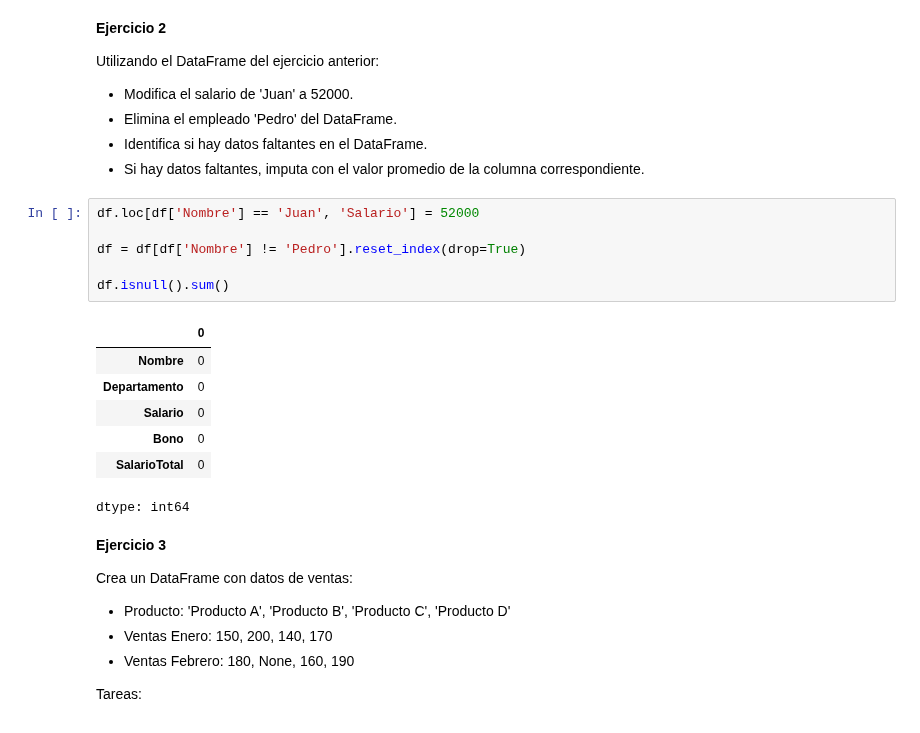
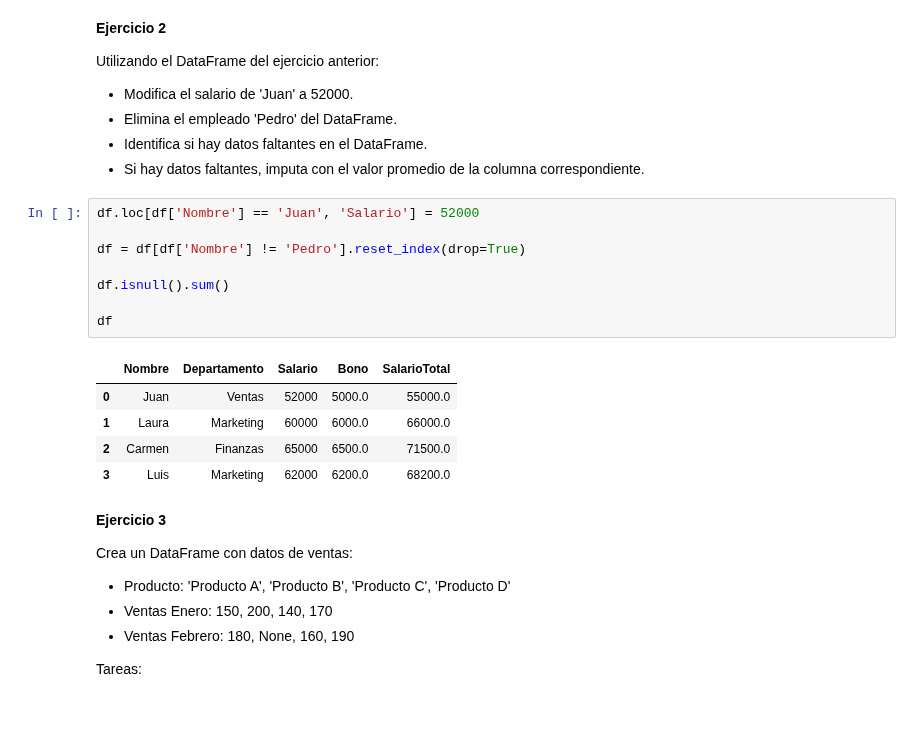
Before and after one commit to pipaber/Python-Programming101, a Jupyter notebook: 01_Introduccion_a_Python/07_Manipulación_de_Datos_con_Pandas.ipynb, the cells around one changed output. Saved outputs shown, nothing was run; the diff lists cells and outputs as text.

```diff
--- a/01_Introduccion_a_Python/07_Manipulación_de_Datos_con_Pandas.ipynb
+++ b/01_Introduccion_a_Python/07_Manipulación_de_Datos_con_Pandas.ipynb
@@ -640,17 +640,17 @@ Utilizando el DataFrame del ejercicio anterior:
 # %%
 df.loc[df['Nombre'] == 'Juan', 'Salario'] = 52000
 
 df = df[df['Nombre'] != 'Pedro'].reset_index(drop=True)
 
 df.isnull().sum()
+
+df
 # %% [output]
-|  | 0 |
-| Nombre | 0 |
-| Departamento | 0 |
-| Salario | 0 |
-| Bono | 0 |
-| SalarioTotal | 0 |
+|  | Nombre | Departamento | Salario | Bono | SalarioTotal |
+| 0 | Juan | Ventas | 52000 | 5000.0 | 55000.0 |
+| 1 | Laura | Marketing | 60000 | 6000.0 | 66000.0 |
+| 2 | Carmen | Finanzas | 65000 | 6500.0 | 71500.0 |
+| 3 | Luis | Marketing | 62000 | 6200.0 | 68200.0 |
-dtype: int64
 # %% [markdown]
 **Ejercicio 3**
 
```
Also changed, not shown: parts of 13 cells of this notebook.
